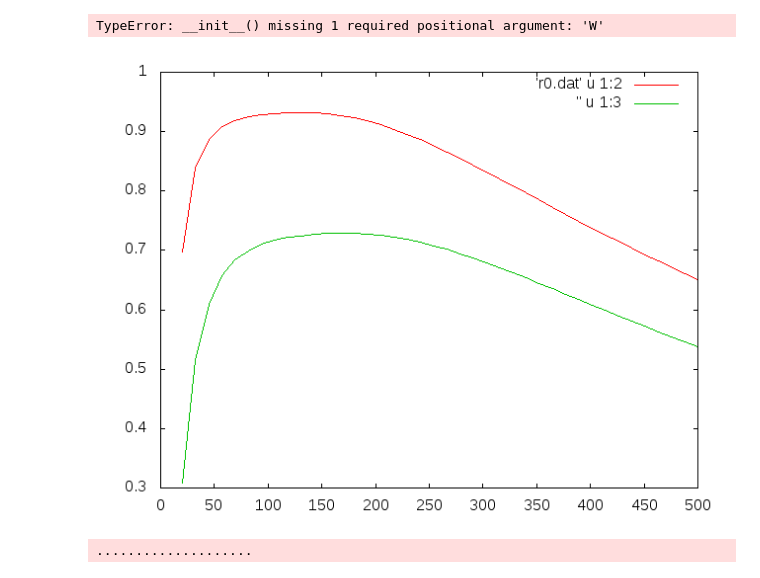
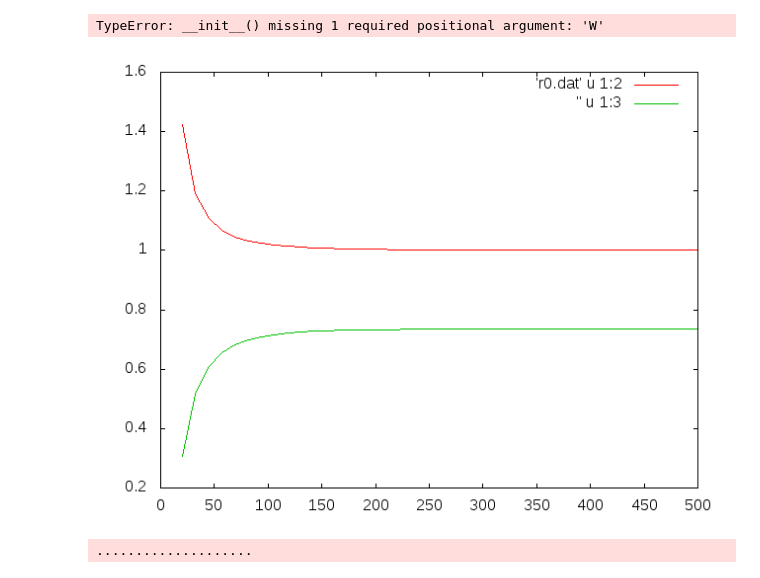
Before and after one commit to jhidding/conan, a Jupyter notebook: scripts/Power spectrum.ipynb, the cells around one changed output. Drawn from its saved outputs; the diff is of its cells as text; code cells hidden in the pictures.

```diff
--- a/scripts/Power spectrum.ipynb
+++ b/scripts/Power spectrum.ipynb
@@ -6,7 +6,7 @@ from scipy.integrate import quad
 import cft
 import gnuplot as gp
 
-pylab.rcParams['figure.figsize'] = (10.0, 8.0)
+#pylab.rcParams['figure.figsize'] = (10.0, 8.0)
 
 def EH(k):
     Omega0 = 0.32 ; h = 0.69 ; Theta = 2.7255/2.7
@@ -91,32 +91,32 @@ TypeError: __init__() missing 1 required positional argument: 'W'
 # %%
 #P = PowerSpectrum(EH)
 #P = cft.Power_law(EH)
 
 result = []
-for L in linspace(20, 500.0, 40):
+for L in np.linspace(20, 500.0, 40):
     dim = 3
-    W = Gaussian_window(8.0/sqrt(5))
-    #EH = lambda k: k**1
+    W = Gaussian_window(8.0/np.sqrt(5))
+    #EH = lambda k: k**2
     #W = Tophat_window(8.0)
-    m = 1
+    m = 4
     B1 = cft.Box(dim, 32*m, L)
     #B2 = cft.Box(dim, 48*m, L) ; B3 = cft.Box(dim, 64*m, L)
 
     n1 = PS_norm(EH, W, dim)(B1.k_min, B1.k_max)
     #n2 = PS_norm(EH, W)(B2.k_min, B2.k_max)
     #n3 = PS_norm(EH, W)(B3.k_min, B3.k_max)
     #n1 = n2 = n3 = 1
     result.append([L,
-        np.sqrt((EH(B1.k) * W(B1.k)).mean()) / B1.res**(dim/2),
+        np.sqrt((EH(B1.k) * W(B1.k)**2).mean()) / B1.res**(dim/2) / n1,
         n1])
     #np.sqrt((EH(B2.k) * W(B2.k)).mean()) / n2 / B2.res**(dim/2),
     #np.sqrt((EH(B3.k) * W(B3.k)).mean()) / n3 / B3.res**(dim/2)])
 
 np.savetxt('r0.dat', np.array(result))
 
 gp.plot("plot 'r0.dat' u 1:2 w l, '' u 1:3 w l")
 # %% [output]
-[figure, old version]
+[figure, new version]
 # %%
 B = cft.Box(3, 128, 200.0)
 QN = np.indices(B.shape)
```
Also changed, not shown: parts of 1 cell of this notebook, 2 other files.
